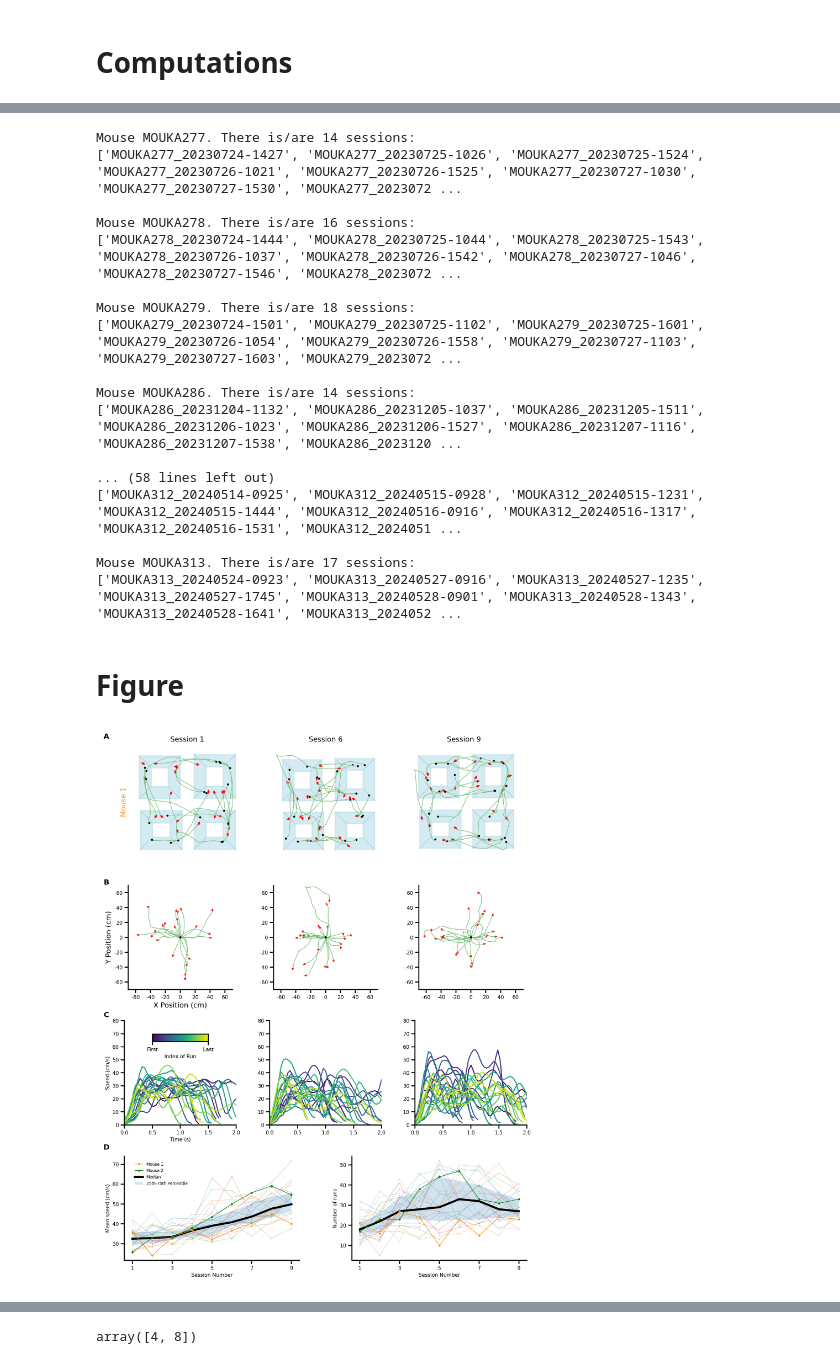
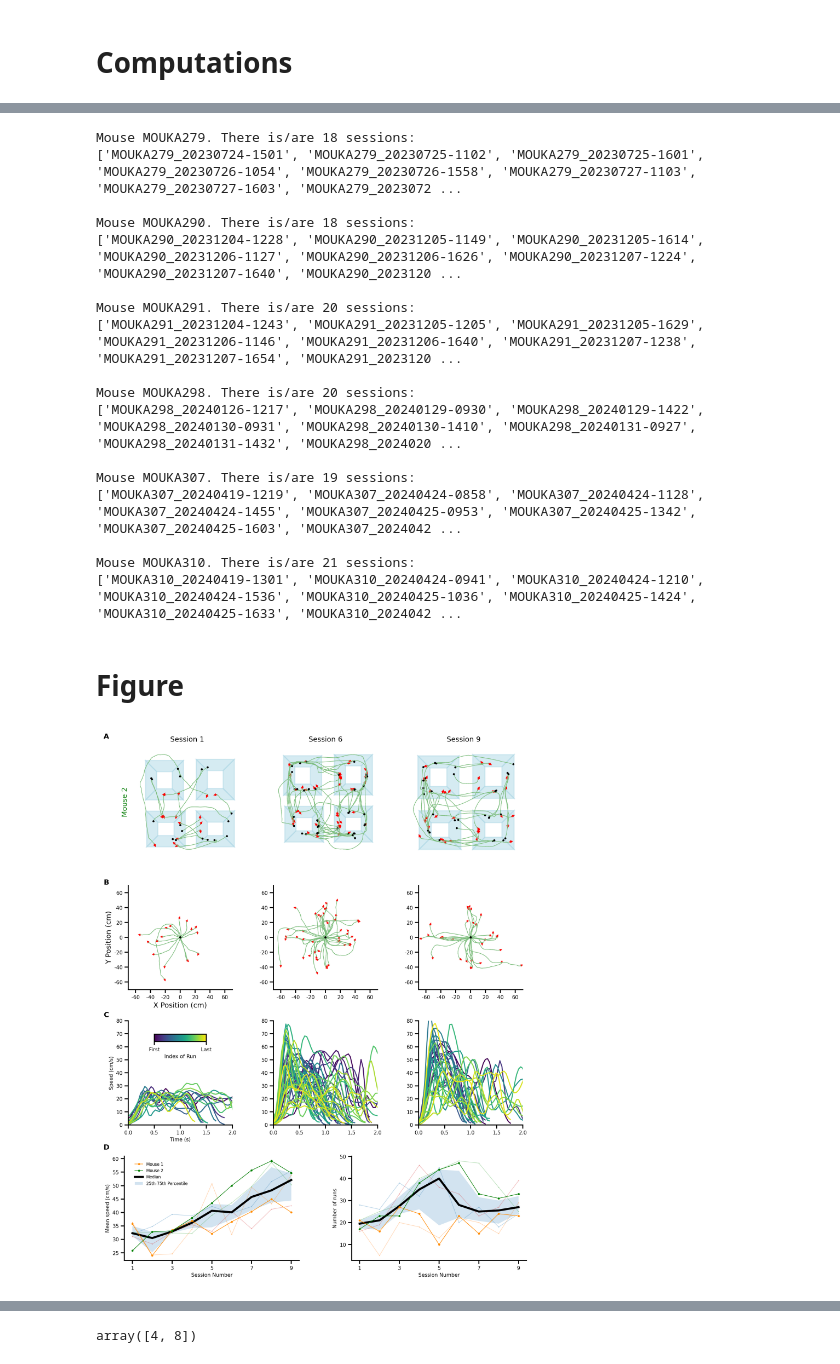
Before and after one commit to HeathenToaster/MouseTache, a Jupyter notebook: Figure4MethodPaper_clean_combined.ipynb, the cells around one changed output, grey strips where cells are left out. Drawn from its saved outputs; the diff is of its cells as text; code cells hidden in the pictures.

```diff
--- a/Figure4MethodPaper_clean_combined.ipynb
+++ b/Figure4MethodPaper_clean_combined.ipynb
@@ -1121,5 +1105,5 @@ Keeping this mouse
 # %%
-"""days_since_last_session = []
+days_since_last_session = []
 
 n = 0
 
@@ -1228,5 +1212,5 @@ for i in range(len(mice_list)):
         mice_to_analyse.append(mice_list[i])
 
     #print(f"({mice_list[i]}) Those sessions were done after a weekend:", sessions_after_weekend)
-        print("Keeping this mouse", "\n")"""
+        print("Keeping this mouse", "\n")
 # %% [output]
@@ -1311,23 +1311,23 @@ for mouse in mice_to_analyse:
         mouse_straight_runs_ratio_persession[mouse].append([sessionindex+1,straight_runs_ratio])
         mouse_runs_threshold_persession[mouse].append([sessionindex+1, run_threshold_time])
 # %% [output]
-Mouse MOUKA277. There is/are 14 sessions:
-['MOUKA277_20230724-1427', 'MOUKA277_20230725-1026', 'MOUKA277_20230725-1524', 'MOUKA277_20230726-1021', 'MOUKA277_20230726-1525', 'MOUKA277_20230727-1030', 'MOUKA277_20230727-1530', 'MOUKA277_2023072 ...
-
-Mouse MOUKA278. There is/are 16 sessions:
-['MOUKA278_20230724-1444', 'MOUKA278_20230725-1044', 'MOUKA278_20230725-1543', 'MOUKA278_20230726-1037', 'MOUKA278_20230726-1542', 'MOUKA278_20230727-1046', 'MOUKA278_20230727-1546', 'MOUKA278_2023072 ...
-
 Mouse MOUKA279. There is/are 18 sessions:
 ['MOUKA279_20230724-1501', 'MOUKA279_20230725-1102', 'MOUKA279_20230725-1601', 'MOUKA279_20230726-1054', 'MOUKA279_20230726-1558', 'MOUKA279_20230727-1103', 'MOUKA279_20230727-1603', 'MOUKA279_2023072 ...
 
-Mouse MOUKA286. There is/are 14 sessions:
-['MOUKA286_20231204-1132', 'MOUKA286_20231205-1037', 'MOUKA286_20231205-1511', 'MOUKA286_20231206-1023', 'MOUKA286_20231206-1527', 'MOUKA286_20231207-1116', 'MOUKA286_20231207-1538', 'MOUKA286_2023120 ...
+Mouse MOUKA290. There is/are 18 sessions:
+['MOUKA290_20231204-1228', 'MOUKA290_20231205-1149', 'MOUKA290_20231205-1614', 'MOUKA290_20231206-1127', 'MOUKA290_20231206-1626', 'MOUKA290_20231207-1224', 'MOUKA290_20231207-1640', 'MOUKA290_2023120 ...
 
-... (58 lines left out)
-['MOUKA312_20240514-0925', 'MOUKA312_20240515-0928', 'MOUKA312_20240515-1231', 'MOUKA312_20240515-1444', 'MOUKA312_20240516-0916', 'MOUKA312_20240516-1317', 'MOUKA312_20240516-1531', 'MOUKA312_2024051 ...
+Mouse MOUKA291. There is/are 20 sessions:
+['MOUKA291_20231204-1243', 'MOUKA291_20231205-1205', 'MOUKA291_20231205-1629', 'MOUKA291_20231206-1146', 'MOUKA291_20231206-1640', 'MOUKA291_20231207-1238', 'MOUKA291_20231207-1654', 'MOUKA291_2023120 ...
 
-Mouse MOUKA313. There is/are 17 sessions:
-['MOUKA313_20240524-0923', 'MOUKA313_20240527-0916', 'MOUKA313_20240527-1235', 'MOUKA313_20240527-1745', 'MOUKA313_20240528-0901', 'MOUKA313_20240528-1343', 'MOUKA313_20240528-1641', 'MOUKA313_2024052 ...
+Mouse MOUKA298. There is/are 20 sessions:
+['MOUKA298_20240126-1217', 'MOUKA298_20240129-0930', 'MOUKA298_20240129-1422', 'MOUKA298_20240130-0931', 'MOUKA298_20240130-1410', 'MOUKA298_20240131-0927', 'MOUKA298_20240131-1432', 'MOUKA298_2024020 ...
+
+Mouse MOUKA307. There is/are 19 sessions:
+['MOUKA307_20240419-1219', 'MOUKA307_20240424-0858', 'MOUKA307_20240424-1128', 'MOUKA307_20240424-1455', 'MOUKA307_20240425-0953', 'MOUKA307_20240425-1342', 'MOUKA307_20240425-1603', 'MOUKA307_2024042 ...
+
+Mouse MOUKA310. There is/are 21 sessions:
+['MOUKA310_20240419-1301', 'MOUKA310_20240424-0941', 'MOUKA310_20240424-1210', 'MOUKA310_20240424-1536', 'MOUKA310_20240425-1036', 'MOUKA310_20240425-1424', 'MOUKA310_20240425-1633', 'MOUKA310_2024042 ...
 # %% [markdown]
 # Figure
 # %%
@@ -1341,7 +1341,7 @@ video_resolution = [512,512]
 mice_to_compare = ['MOUKA290', 'MOUKA310'] #['MOUKA296', 'MOUKA301'] #["MOUKA290","MOUKA300"]
 
 
-folder_path_mouse_to_process = f"/LocalData/ForagingMice/4TowerTaskMethodPaper/KenzaData/{mice_to_compare[0]}"
+folder_path_mouse_to_process = f"/LocalData/ForagingMice/4TowerTaskMethodPaper/KenzaData/{mice_to_compare[1]}"
 
 ##################################################################################################################################################################################################################
 
@@ -1350,6 +1350,12 @@ trapeze_width = 40 # rewards are delivered in the maze around 4 towers,  when mi
 
 first_epoch_to_plot = 50 # 40 93
 last_epoch_to_plot = 150 # 50 99
+
+def force_aspect(ax,ratio=1):
+    ratio = 1.0
+    x_left, x_right = ax.get_xlim()
+    y_low, y_high = ax.get_ylim()
+    ax.set_aspect(abs((x_right-x_left)/(y_low-y_high))*ratio)
 
 fig=plt.figure(figsize=(cm2inch(18), cm2inch(23)), dpi=300, constrained_layout=False, facecolor='w')
 gs = fig.add_gridspec(4, 1 , hspace=0.3, height_ratios=[3, 3, 3, 3])
@@ -1362,7 +1368,7 @@ ax_11 = plt.subplot(row1[0], aspect="equal")
 ax_12 = plt.subplot(row1[1], aspect="equal")
 ax_13 = plt.subplot(row1[2], aspect="equal")
 
-ax_11.text(-0.1, 0.5, 'Mouse 1', color='darkorange',rotation=90, va='center', ha='center', transform=ax_11.transAxes, fontsize=7)
+ax_11.text(-0.1, 0.5, 'Mouse 2', color='green',rotation=90, va='center', ha='center', transform=ax_11.transAxes, fontsize=7)
 ax_11.text(0.5, 1.1, f'Session {sessions_to_compare[0]+1}', va='center', ha='center', transform=ax_11.transAxes, fontsize=7)
 ax_12.text(0.5, 1.1, f'Session {sessions_to_compare[1]+1}', va='center', ha='center', transform=ax_12.transAxes, fontsize=7)
 ax_13.text(0.5, 1.1, f'Session {sessions_to_compare[2]+1}', va='center', ha='center', transform=ax_13.transAxes, fontsize=7)
@@ -1371,7 +1377,7 @@ ax_1 = [ax_11,ax_12,ax_13]
 
 for j in range(len(sessions_to_compare)):
 
-    plot_run_type(folder_path_mouse_to_process, session_list[mice_to_compare[0]][sessions_to_compare[j]], ax_1[j], runtype='run_between_towers', q=4, time_start=time_start, time_end=time_end)
+    plot_run_type(folder_path_mouse_to_process, session_list[mice_to_compare[1]][sessions_to_compare[j]], ax_1[j], runtype='run_between_towers', q=4, time_start=time_start, time_end=time_end)
 
 fig.text(.09, 0.9, 'A', weight='bold', va='center', ha='center', fontsize=7)
 
@@ -1387,7 +1393,7 @@ ax_2 = [ax_21,ax_22,ax_23]
 
 for k in range(len(sessions_to_compare)):
 
-    plot_runs_between_towers_origin(folder_path_mouse_to_process, session_list[mice_to_compare[0]][sessions_to_compare[k]], ax_2[k], q=4, time_start=time_start, time_end=time_end, show_xlabel= True if k==0 else False, show_ylabel= True if k==0 else False, show_legend= False, xlim=(-70,70), ylim=(-70,70))
+    plot_runs_between_towers_origin(folder_path_mouse_to_process, session_list[mice_to_compare[1]][sessions_to_compare[k]], ax_2[k], q=4, time_start=time_start, time_end=time_end, show_xlabel= True if k==0 else False, show_ylabel= True if k==0 else False, show_legend= False, xlim=(-70,70), ylim=(-70,70))
     ax_2[k].set_xticks([-60,-40,-20, 0, 20, 40, 60])
     ax_2[k].set_yticks([-60,-40,-20, 0, 20, 40, 60])
 
@@ -1395,35 +1401,39 @@ fig.text(.09, 0.68, 'B', weight='bold', va='center', ha='center', fontsize=7)
 
 #########################################
 
 row3 = gs[2].subgridspec(1, 3, wspace=.3, hspace=.3, width_ratios=[1,1,1])
-ax_31 = plt.subplot(row3[0])
-ax_32 = plt.subplot(row3[1])
-ax_33 = plt.subplot(row3[2])
+ax_31 = plt.subplot(row3[0], aspect="equal")
+ax_32 = plt.subplot(row3[1], aspect="equal")
+ax_33 = plt.subplot(row3[2], aspect="equal")
 
 ax_3 = [ax_31, ax_32, ax_33]
 
 for l in range(len(sessions_to_compare)):
 
-    plot_runs_between_speed_profiles(folder_path_mouse_to_process, session_list[mice_to_compare[0]][sessions_to_compare[l]], ax_3[l], time_start=time_start, time_end=time_end, xlim=(0,2), ylim=(0,80), show_xlabel= True if l==0 else False, show_ylabel= True if l==0 else False, show_color_bar= True if l==0 else False)
+    plot_runs_between_speed_profiles(folder_path_mouse_to_process, session_list[mice_to_compare[1]][sessions_to_compare[l]], ax_3[l], time_start=time_start, time_end=time_end, xlim=(0,2), ylim=(0,80), show_xlabel= True if l==0 else False, show_ylabel= True if l==0 else False, show_color_bar= True if l==0 else False)
 
 fig.text(.09, 0.48, 'C', weight='bold', va='center', ha='center', fontsize=7)
+
+force_aspect(ax_31,ratio=1)
+force_aspect(ax_32,ratio=1)
+force_aspect(ax_33,ratio=1)
 
 #########################################
 
 row4 = gs[3].subgridspec(1, 2, wspace=.3, hspace=.3, width_ratios=[1,1])
 ax_41 = plt.subplot(row4[0])
 ax_42 = plt.subplot(row4[1])
 
 
 ax_4 = [ax_41, ax_42]
 
 plot_learning_curves(mouse_maximum_run_speed_persession, mice_to_highlight=mice_to_compare, ax=ax_41, session_limit=session_limit, show_xlabel = True, ylabel='Mean speed (cm/s)', tick_interval=2, show_legend=True)
 plot_learning_curves(mouse_total_runs_persession, mice_to_highlight=mice_to_compare, ax=ax_42, session_limit=session_limit, show_xlabel = True, ylabel='Number of runs', tick_interval=2, show_legend=False)
 
 fig.text(.09, 0.28, 'D', weight='bold', va='center', ha='center', fontsize=7)
 
 #########################################
 
 plt.show()
 # %% [output]
-[figure, old version]
+[figure, new version]
```
Also changed, not shown: parts of 4 cells of this notebook, 4 other files.
